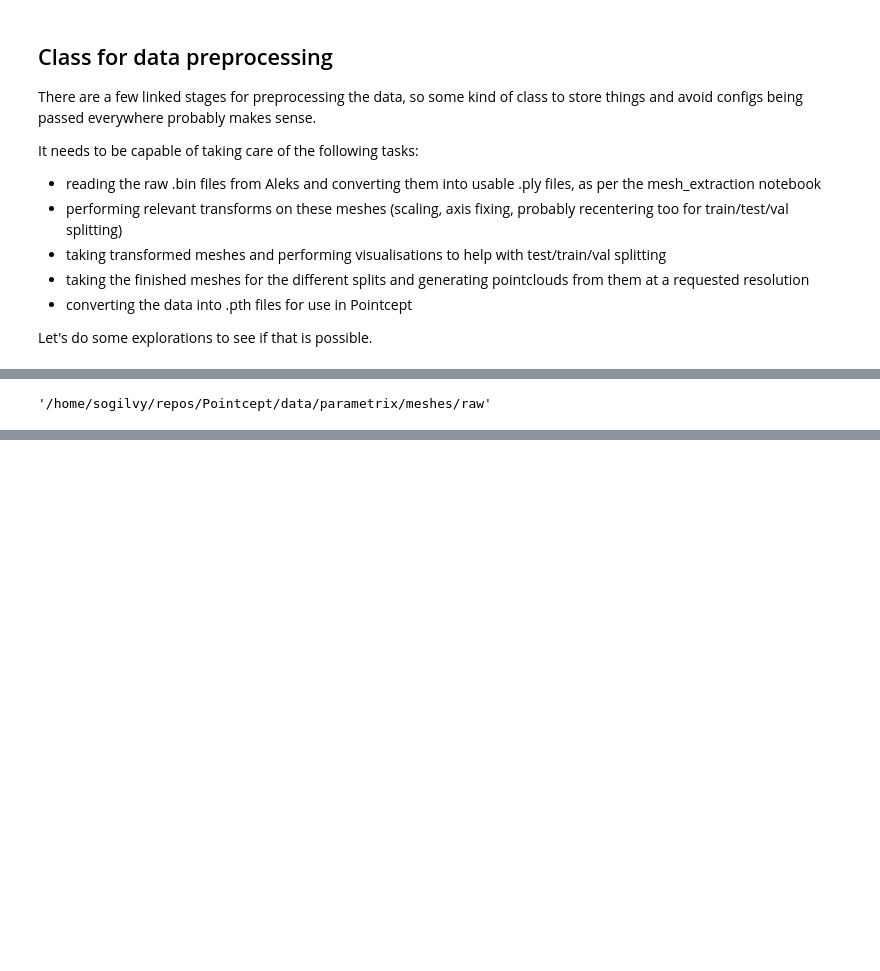
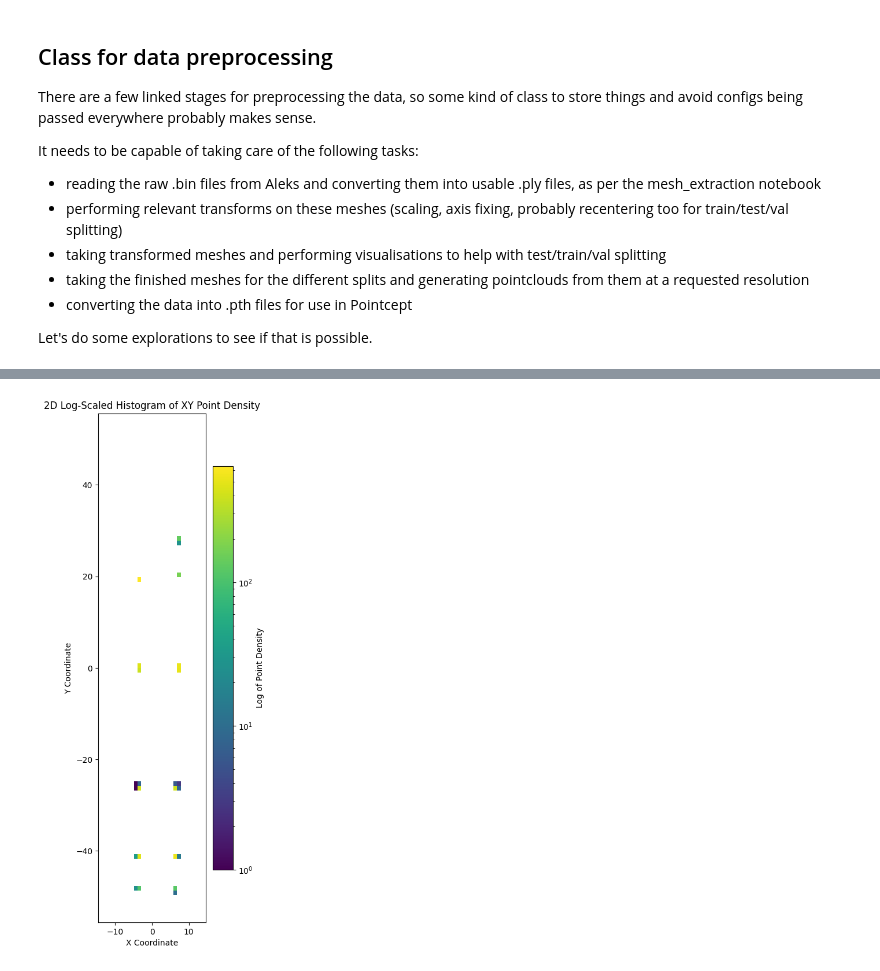
Before and after one commit to Chiark-Collective/Pointcept, a Jupyter notebook: notebooks/data_preprocessing.ipynb, the cells around one changed output, grey strips where cells are left out. Cells and saved outputs as stored; diff of their text form; code cells hidden in the pictures; blank space fills up the shorter version.

Commit message:
updates to data preprocessing notebook

```diff
--- a/notebooks/data_preprocessing.ipynb
+++ b/notebooks/data_preprocessing.ipynb
@@ -151,2 +315,3 @@ p = ParametrixPreprocessor()
 # %%
-p.extract_meshes_from_bin()
+p = ParametrixPreprocessor()
+p.load_processed_meshes()
@@ -171,4 +318,55 @@ p.extract_meshes_from_bin()
-# %%
-p.raw_mesh_dir.as_posix()
-# %% [output]
-'/home/sogilvy/repos/Pointcept/data/parametrix/meshes/raw'
+# %%
+# Step 1: Generate point clouds for the selected categories
+# selected_categories = ["11_RAILING", "12_RWP", "7_COLUMN"]
+selected_categories = ["12_RWP"]
+pcd_dict = p.generate_toy_pcds(categories=selected_categories)
+
+# Step 2: Extract point clouds and sample points
+sampled_point_clouds = []
+for category in selected_categories:
+    if category in pcd_dict:
+        # Extract point cloud data from the Open3D PointCloud object
+        sampled_pcd = pcd_dict[category]
+        sampled_points = np.asarray(sampled_pcd.points)  # Convert to NumPy array
+        sampled_point_clouds.append(sampled_points)
+
+# Step 3: Collapse the point clouds to the XY plane and combine them
+xy_points = np.vstack([points[:, :2] for points in sampled_point_clouds])
+
+# Step 4: Compute the AABB (axis-aligned bounding box) across all meshes using get_aabb_all_meshes
+aabb_all_meshes = p.get_aabb_all_meshes()  # This will use your provided function
+
+# Extract the min and max bounds for the XY plane from the AABB
+min_x, min_y = aabb_all_meshes['min'][:2]  # Use only the first two components (XY)
+max_x, max_y = aabb_all_meshes['max'][:2]  # Use only the first two components (XY)
+
+# Calculate the range of the AABB for both axes
+range_x = max_x - min_x
+range_y = max_y - min_y
+
+# Step 5: Determine the number of bins for each axis to make square cells
+desired_bin_width = 1  # Desired bin width (adjust this to control the size of each bin)
+num_bins_x = int(np.ceil(range_x / desired_bin_width))
+num_bins_y = int(np.ceil(range_y / desired_bin_width))
+
+# Step 6: Generate a 2D log-scaled histogram of point density in the XY plane with scaled plot dimensions
+plt.figure(figsize=(3, 3 * (range_y / range_x)))  # Aspect ratio based on AABB
+
+plt.hist2d(
+    xy_points[:, 0], xy_points[:, 1],
+    bins=[num_bins_x, num_bins_y],  # Use calculated number of bins for square cells
+    range=[[min_x, max_x], [min_y, max_y]],  # Set histogram boundaries to match the AABB across all meshes
+    cmap='viridis',
+    norm=LogNorm()  # Apply logarithmic normalization to the color scale
+)
+plt.colorbar(label='Log of Point Density')
+plt.xlabel('X Coordinate')
+plt.ylabel('Y Coordinate')
+plt.title('2D Log-Scaled Histogram of XY Point Density')
+
+# Adjust plot limits to match the AABB
+plt.xlim(min_x, max_x)
+plt.ylim(min_y, max_y)
+
+plt.show()
+# %% [output]
@@ -174,0 +377 @@ p.raw_mesh_dir.as_posix()
+[figure, added]
```
Also changed, not shown: parts of 4 cells of this notebook.
